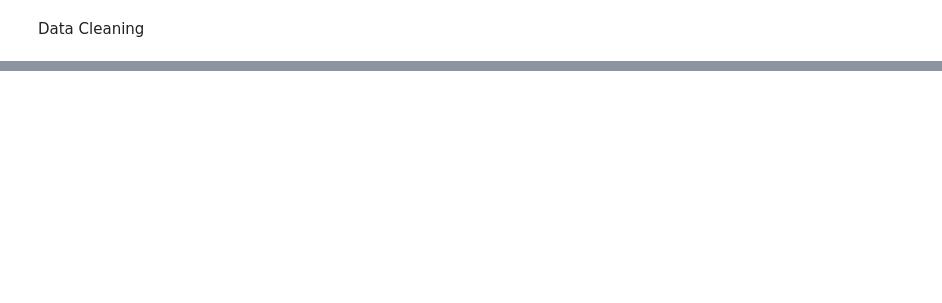
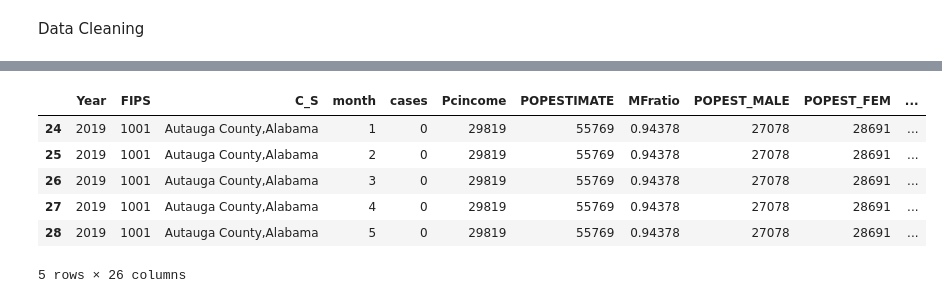
Before and after one commit to Jrheldmann/covidAnalysisHousing, a Jupyter notebook: Triangle_role/linear_regression_final_project.ipynb, the cells around one changed output, grey strips where cells are left out. Cells and saved outputs as stored; diff of their text form; code cells hidden in the pictures; blank space fills up the shorter version.

```diff
--- a/Triangle_role/linear_regression_final_project.ipynb
+++ b/Triangle_role/linear_regression_final_project.ipynb
@@ -26,2 +48,14 @@ data_df.head()
+# %%
+#Using drop() to delete rows based on column value
+data_df.drop(data_df[data_df['Year'] < 2019].index, inplace = True)
+data_df.head()
+# %% [output]
+|  | Year | FIPS | C_S | month | cases | Pcincome | POPESTIMATE | MFratio | POPEST_MALE | POPEST_FEM | ... |
+| 24 | 2019 | 1001 | Autauga County,Alabama | 1 | 0 | 29819 | 55769 | 0.94378 | 27078 | 28691 | ... |
+| 25 | 2019 | 1001 | Autauga County,Alabama | 2 | 0 | 29819 | 55769 | 0.94378 | 27078 | 28691 | ... |
+| 26 | 2019 | 1001 | Autauga County,Alabama | 3 | 0 | 29819 | 55769 | 0.94378 | 27078 | 28691 | ... |
+| 27 | 2019 | 1001 | Autauga County,Alabama | 4 | 0 | 29819 | 55769 | 0.94378 | 27078 | 28691 | ... |
+| 28 | 2019 | 1001 | Autauga County,Alabama | 5 | 0 | 29819 | 55769 | 0.94378 | 27078 | 28691 | ... |
+5 rows × 26 columns
 # %%
 #Using drop() to delete rows based on column value
```
Also changed, not shown: parts of 31 cells of this notebook, 3 other files.
